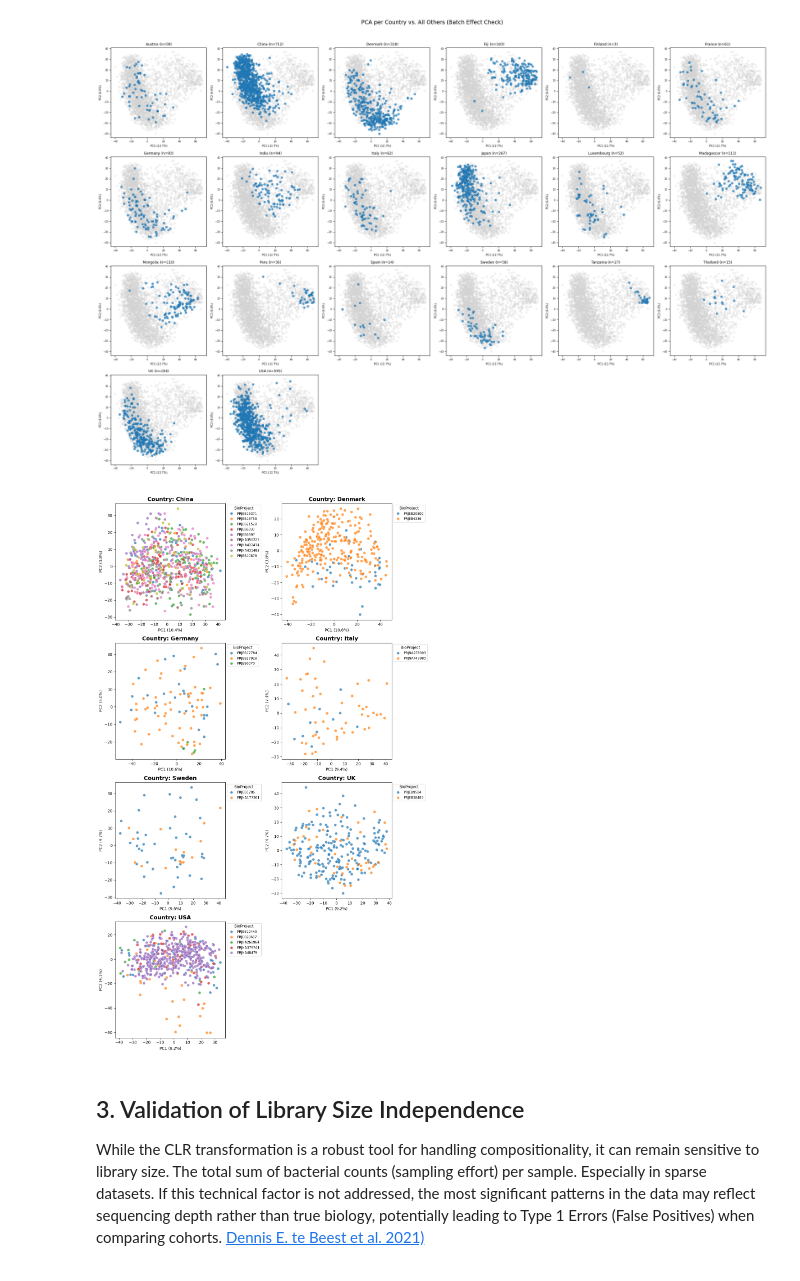
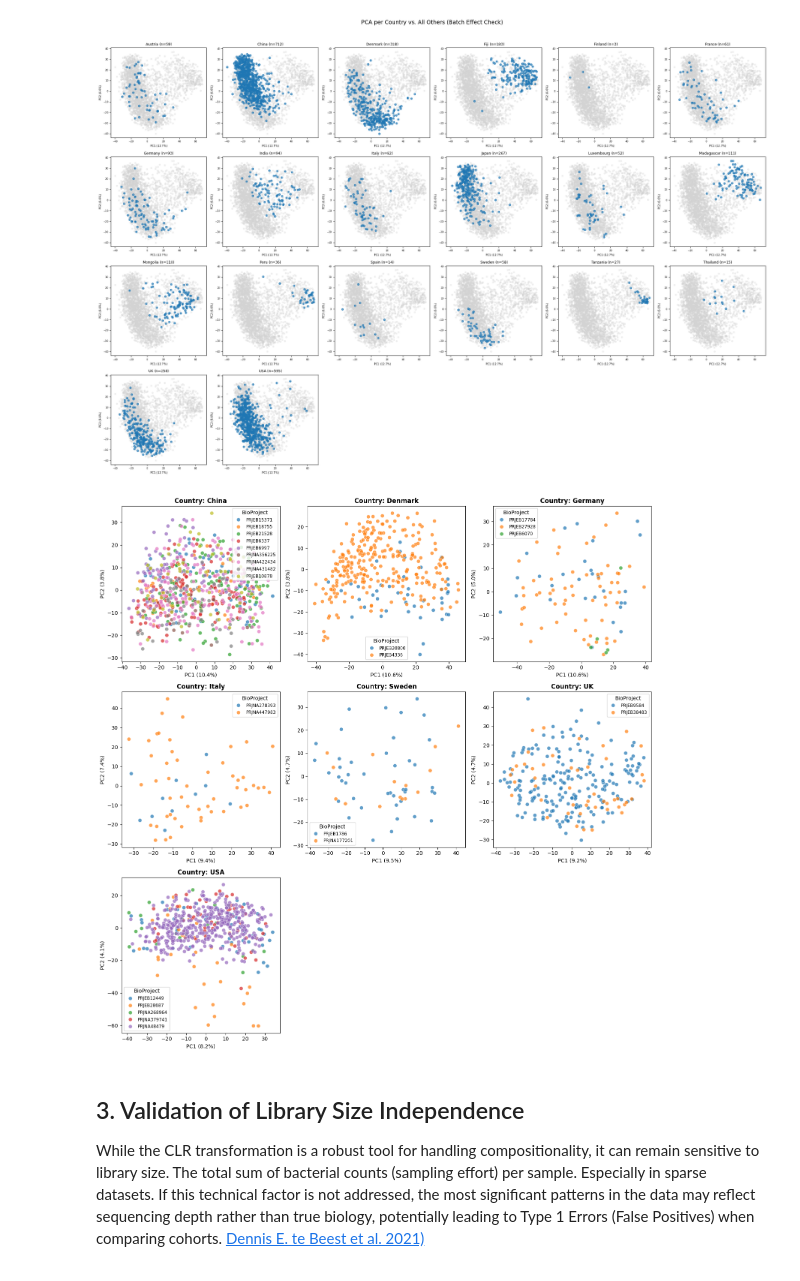
Before and after one commit to dafi03/PA1_repo, a Jupyter notebook: notebook/02_batch_and_library_effect.ipynb, the cells around one changed output. Drawn from its saved outputs; the diff is of its cells as text; code cells hidden in the pictures.

```diff
--- a/notebook/02_batch_and_library_effect.ipynb
+++ b/notebook/02_batch_and_library_effect.ipynb
@@ -161,62 +161,73 @@ plt.show()
 import math
 import matplotlib.pyplot as plt
 import seaborn as sns
+import pandas as pd
 from sklearn.decomposition import PCA
 
 # --- 1. Load Data & Identify Multi-batch Countries ---
-# (Assuming clr_df and microbiome_cols are already defined as per your snippet)
 project_counts = clr_df.groupby('Geography')['BioProject'].nunique()
 multi_batch_countries = project_counts[project_counts > 1].index.tolist()
 
 if not multi_batch_countries:
     print("No countries have multiple BioProjects.")
 else:
-    # --- 2. Set up the Grid Dimensions ---
+    # --- 2. Set up a Square Grid ---
     num_plots = len(multi_batch_countries)
-    cols = 2  # Set to 2 or 3 depending on how wide you want the grid in Word
+
+    # Calculate columns dynamically using sqrt to keep the grid as square as possible
+    cols = math.ceil(math.sqrt(num_plots))
     rows = math.ceil(num_plots / cols)
 
-    # Create the figure
-    fig, axes = plt.subplots(rows, cols, figsize=(cols * 6, rows * 5))
-    axes = axes.flatten()  # Flatten in case of 2D array to iterate easily
+    # Square layout: width and height scale proportionally
+    # 5x5 inches per subplot fits perfectly into Word documents
+    fig, axes = plt.subplots(rows, cols, figsize=(cols * 5, rows * 5))
+
+    # Ensure axes is a flat array even if there is only 1 plot
+    if num_plots == 1:
+        axes = [axes]
+    else:
+        axes = axes.flatten()
 
     # --- 3. Loop and Plot ---
     for i, country in enumerate(multi_batch_countries):
-        # Data Processing
         country_df = clr_df[clr_df['Geography'] == country]
         X_country = country_df[microbiome_cols]
 
         pca = PCA(n_components=2)
         pcs = pca.fit_transform(X_country)
         var = pca.explained_variance_ratio_ * 100
 
         plot_df = pd.DataFrame(pcs, columns=['PC1', 'PC2'])
         plot_df['BioProject'] = country_df['BioProject'].values
 
-        # Plotting on the specific subplot axis
         ax = axes[i]
         sns.scatterplot(
             data=plot_df, x='PC1', y='PC2',
             hue='BioProject', palette='tab10',
             s=50, alpha=0.7, ax=ax
         )
 
-        ax.set_title(f"Country: {country}", fontsize=14, fontweight='bold')
+        ax.set_title(f"Country: {country}", fontsize=12, fontweight='bold')
         ax.set_xlabel(f"PC1 ({var[0]:.1f}%)")
         ax.set_ylabel(f"PC2 ({var[1]:.1f}%)")
-        ax.legend(title='BioProject', bbox_to_anchor=(1, 1), loc='upper left', fontsize='small')
+
+        # Place the legend inside the plot where it fits best to save layout space
+        ax.legend(title='BioProject', loc='best', fontsize='small')
 
     # --- 4. Clean up Empty Subplots ---
-    # If the grid is 2x2 but you only have 3 plots, remove the 4th empty axis
-    for j in range(i + 1, len(axes)):
-        fig.delaxes(axes[j])
+    # Hide any unused axes if the grid has empty slots (e.g., 3 plots in a 2x2 grid)
+    for j in range(num_plots, len(axes)):
+        axes[j].axis('off')
 
+    # Adjust layout to prevent overlap of titles and labels
     plt.tight_layout()
 
-    # Save for Word: DPI 300 ensures it doesn't look blurry when resized
+    # Optional: Save as high-resolution PNG for Word insertion
+    # plt.savefig('microbiome_pca_grid.png', dpi=300, bbox_inches='tight')
+
     plt.show()
 # %% [output]
-[figure, old version]
+[figure, new version]
 # %% [markdown]
 ## 3. Validation of Library Size Independence
 
```
Also changed, not shown: 1 other file.
